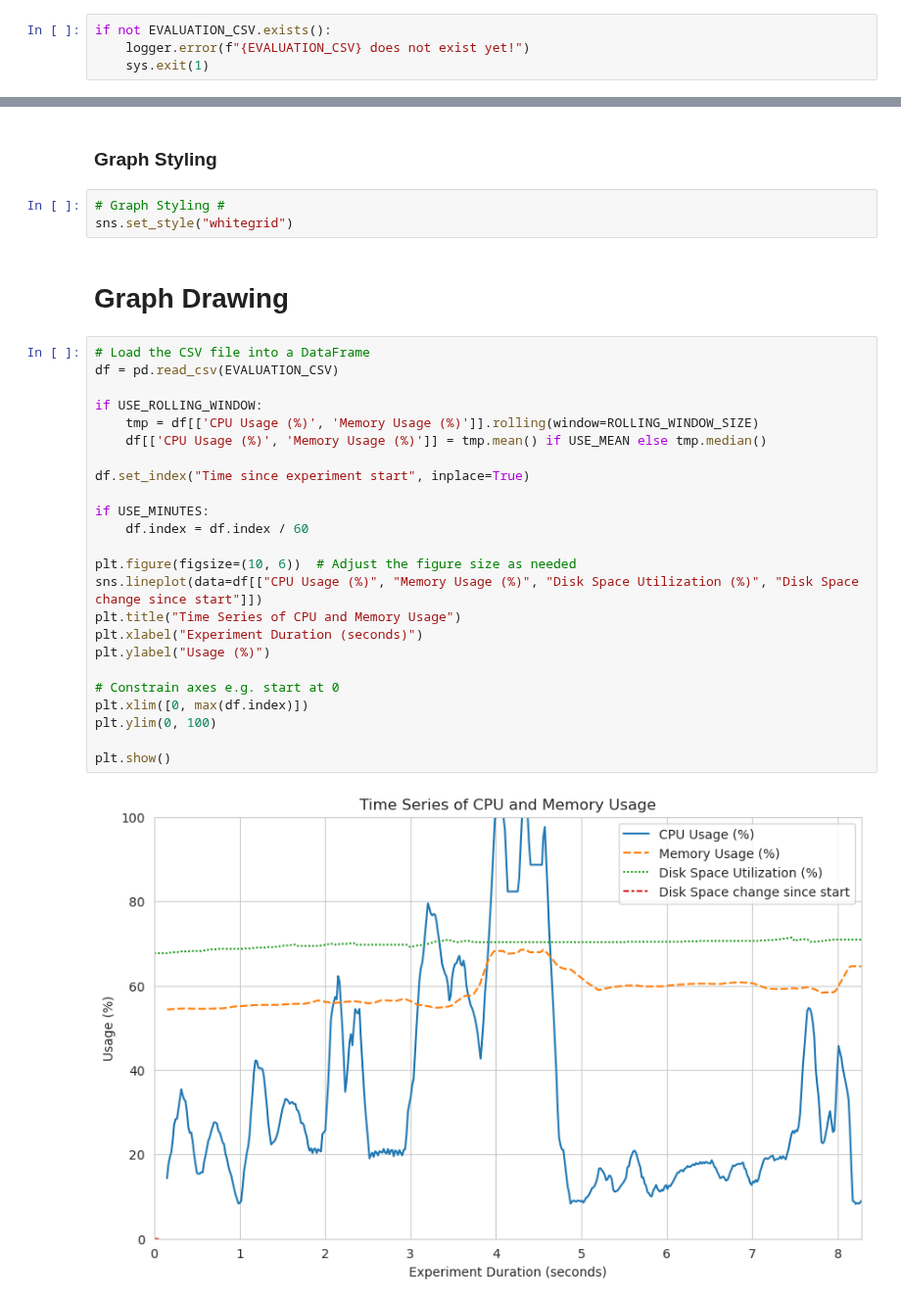
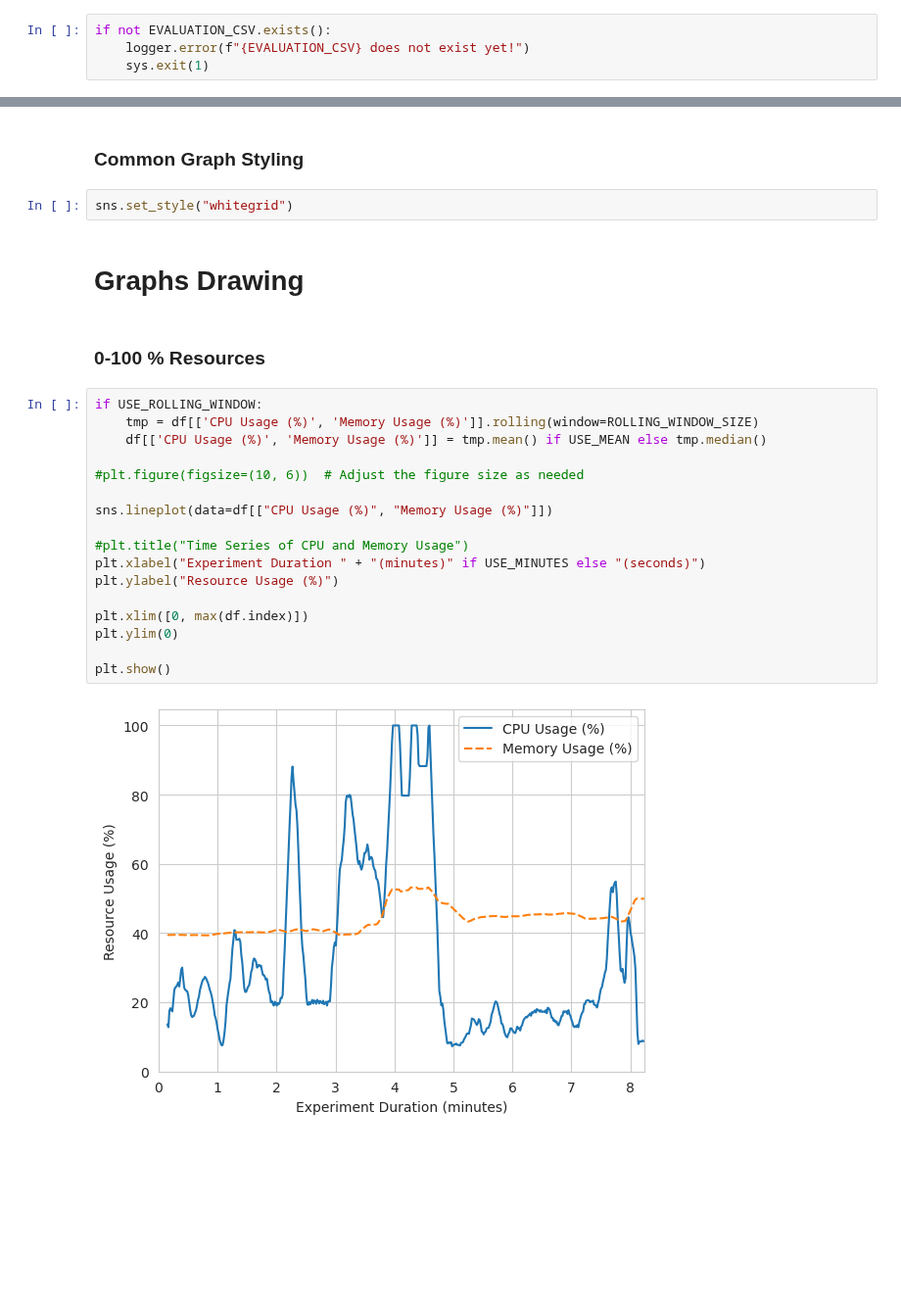
Before and after one commit to oakestra/oakestra-cli, a Jupyter notebook: oak_cli/evaluation/machine/graph.ipynb, the cells around one changed output, grey strips where cells are left out. Shown at 98% size. Cells and saved outputs as stored; diff of their text form; blank space fills up the shorter version.

```diff
--- a/oak_cli/evaluation/machine/graph.ipynb
+++ b/oak_cli/evaluation/machine/graph.ipynb
@@ -25,33 +35,27 @@ if not EVALUATION_CSV.exists():
 # %% [markdown]
-### Graph Styling
+### Common Graph Styling
-# %%
-# Graph Styling #
-sns.set_style("whitegrid")
+# %%
+sns.set_style("whitegrid")
 # %% [markdown]
-# Graph Drawing
+# Graphs Drawing
+# %% [markdown]
+### 0-100 % Resources
 # %%
-# Load the CSV file into a DataFrame
-df = pd.read_csv(EVALUATION_CSV)
-
 if USE_ROLLING_WINDOW:
     tmp = df[['CPU Usage (%)', 'Memory Usage (%)']].rolling(window=ROLLING_WINDOW_SIZE)
     df[['CPU Usage (%)', 'Memory Usage (%)']] = tmp.mean() if USE_MEAN else tmp.median()
 
-df.set_index("Time since experiment start", inplace=True)
+#plt.figure(figsize=(10, 6))  # Adjust the figure size as needed
 
-if USE_MINUTES:
-    df.index = df.index / 60
+sns.lineplot(data=df[["CPU Usage (%)", "Memory Usage (%)"]])
 
-plt.figure(figsize=(10, 6))  # Adjust the figure size as needed
-sns.lineplot(data=df[["CPU Usage (%)", "Memory Usage (%)", "Disk Space Utilization (%)", "Disk Space change since start"]])
-plt.title("Time Series of CPU and Memory Usage")
-plt.xlabel("Experiment Duration (seconds)")
-plt.ylabel("Usage (%)")
+#plt.title("Time Series of CPU and Memory Usage")
+plt.xlabel("Experiment Duration " + "(minutes)" if USE_MINUTES else "(seconds)")
+plt.ylabel("Resource Usage (%)")
 
-# Constrain axes e.g. start at 0
 plt.xlim([0, max(df.index)])
-plt.ylim(0, 100)
+plt.ylim(0)
 
 plt.show()
 # %% [output]
-[figure, old version]
+[figure, new version]
```
Also changed, not shown: parts of 10 cells of this notebook, 3 other files.
